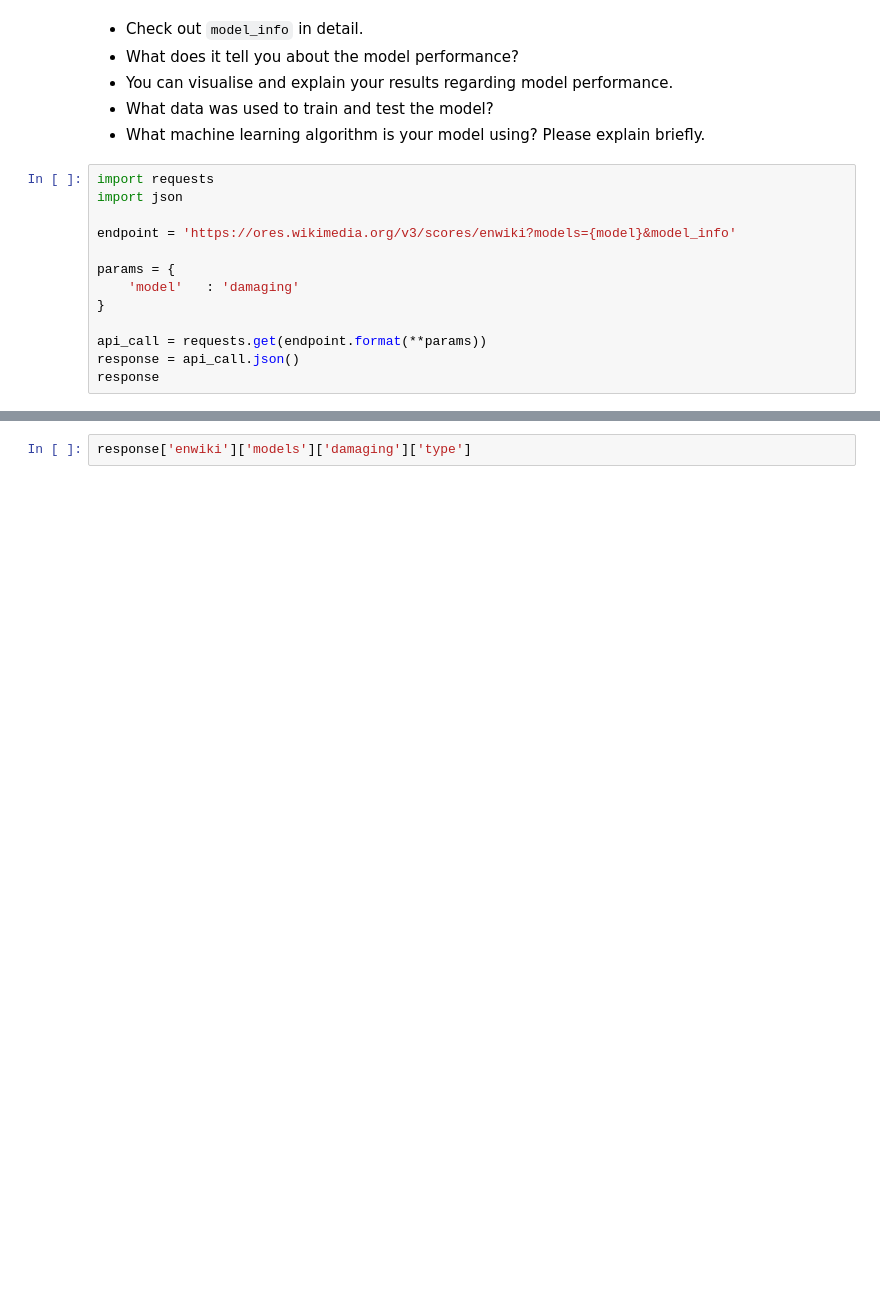
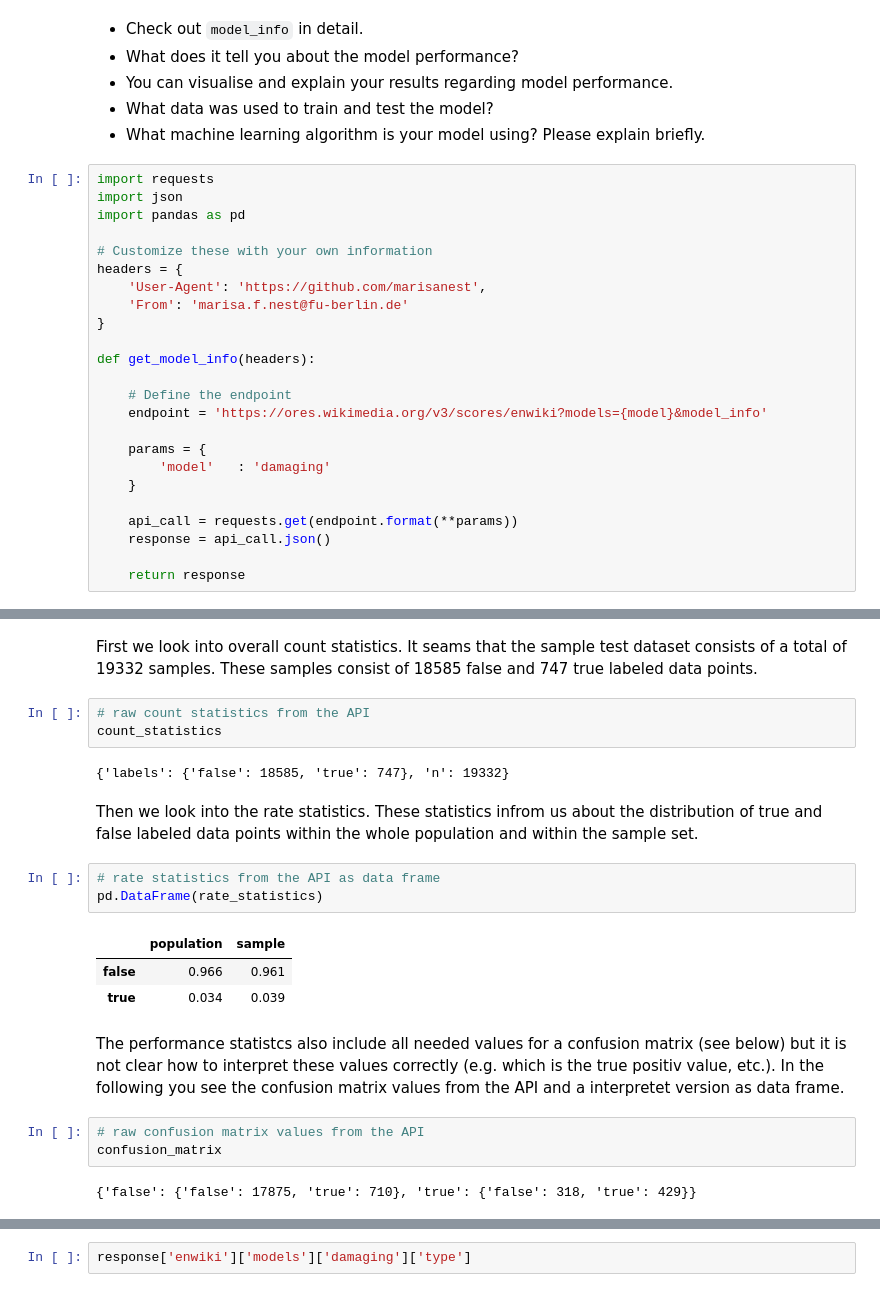
Before and after one commit to FUB-HCC/hcds-winter-2020, a Jupyter notebook: assignments/A4_Transparency/mane/A4_Transparency.ipynb, the cells around one changed output, grey strips where cells are left out. Saved outputs shown, nothing was run; the diff lists cells and outputs as text; blank space fills up the shorter version.

```diff
--- a/assignments/A4_Transparency/mane/A4_Transparency.ipynb
+++ b/assignments/A4_Transparency/mane/A4_Transparency.ipynb
@@ -48,13 +48,24 @@ Please check out the _feature injection_ feature of ORES: https://www.mediawiki.
 # %%
 import requests
 import json
+import pandas as pd
 
-endpoint = 'https://ores.wikimedia.org/v3/scores/enwiki?models={model}&model_info'
-
-params = {
-    'model'   : 'damaging'
+# Customize these with your own information
+headers = {
+    'User-Agent': 'https://github.com/marisanest',
+    'From': 'marisa.f.nest@fu-berlin.de'
 }
 
-api_call = requests.get(endpoint.format(**params))
-response = api_call.json()
-response
+def get_model_info(headers):
+
+    # Define the endpoint
+    endpoint = 'https://ores.wikimedia.org/v3/scores/enwiki?models={model}&model_info'
+
+    params = {
+        'model'   : 'damaging'
+    }
+
+    api_call = requests.get(endpoint.format(**params))
+    response = api_call.json()
+
+    return response
@@ -101,0 +88,23 @@ response['enwiki']['models']['damaging']['statistics']
+# %% [markdown]
+First we look into overall count statistics. It seams that the sample test dataset consists of a total of 19332 samples. These samples consist of 18585 false and 747 true labeled data points.
+# %%
+# raw count statistics from the API
+count_statistics
+# %% [output]
+{'labels': {'false': 18585, 'true': 747}, 'n': 19332}
+# %% [markdown]
+Then we look into the rate statistics. These statistics infrom us about the distribution of true and false labeled data points within the whole population and within the sample set.
+# %%
+# rate statistics from the API as data frame
+pd.DataFrame(rate_statistics)
+# %% [output]
+|  | population | sample |
+| false | 0.966 | 0.961 |
+| true | 0.034 | 0.039 |
+# %% [markdown]
+The performance statistcs also include all needed values for a confusion matrix (see below) but it is not clear how to interpret these values correctly (e.g. which is the true positiv value, etc.). In the following you see the confusion matrix values from the API and a interpretet version as data frame.
+# %%
+# raw confusion matrix values from the API
+confusion_matrix
+# %% [output]
+{'false': {'false': 17875, 'true': 710}, 'true': {'false': 318, 'true': 429}}
```
Also changed, not shown: parts of 35 cells of this notebook.
